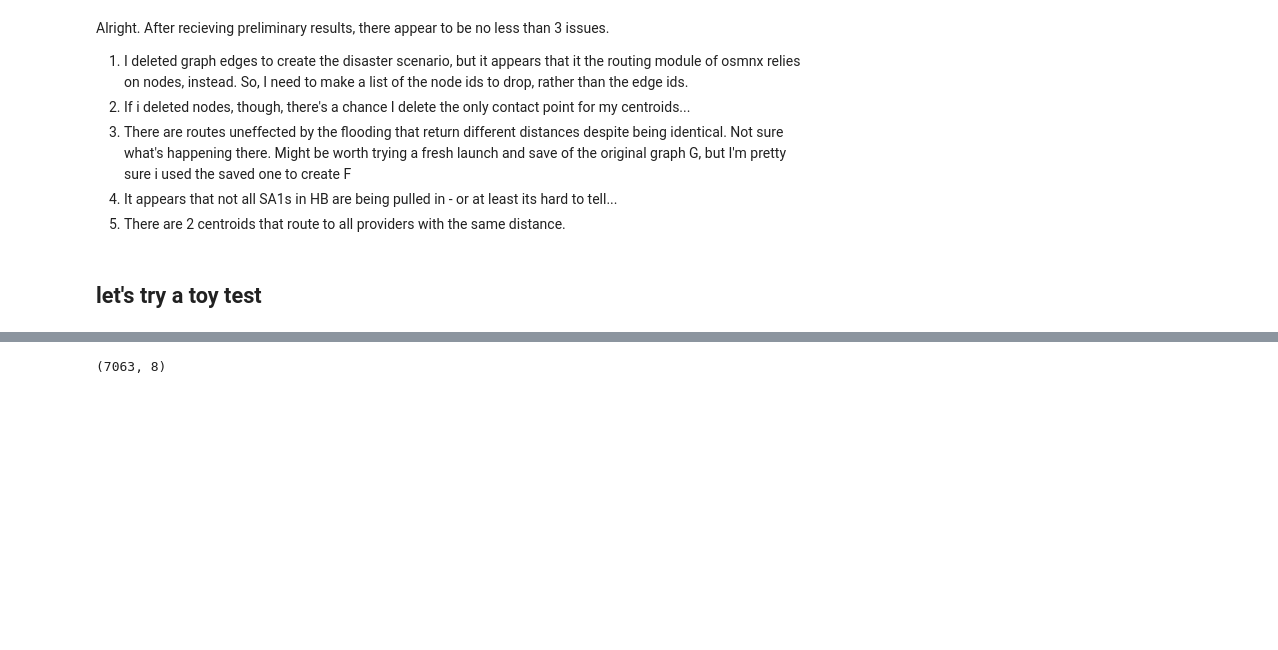
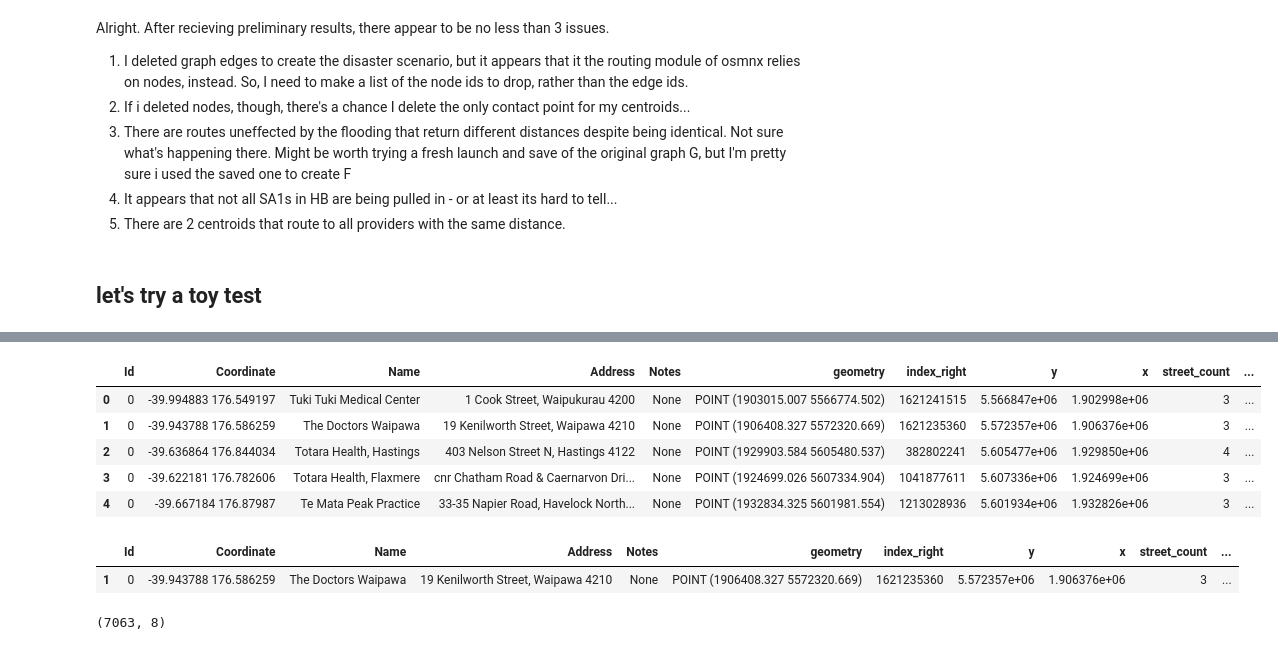
Before and after one commit to gsokolow/Flooding-and-Healthcare-2024, a Jupyter notebook: procedure/code/01-Jupyter_notebook.ipynb, the cells around one changed output, grey strips where cells are left out. Drawn from its saved outputs; the diff is of its cells as text; code cells hidden in the pictures; blank space fills up the shorter version.

Commit message:
tried deleting nodes too, no dice. starting on toy example

```diff
--- a/procedure/code/01-Jupyter_notebook.ipynb
+++ b/procedure/code/01-Jupyter_notebook.ipynb
@@ -1548,3 +1624,17 @@ Alright. After recieving preliminary results, there appear to be no less than 3
+# %%
+gp_nearest_nodes.head()
+# %% [output]
+|  | Id | Coordinate | Name | Address | Notes | geometry | index_right | y | x | street_count | ... |
+| 0 | 0 | -39.994883 176.549197 | Tuki Tuki Medical Center | 1 Cook Street, Waipukurau 4200 | None | POINT (1903015.007 5566774.502) | 1621241515 | 5.566847e+06 | 1.902998e+06 | 3 | ... |
+| 1 | 0 | -39.943788 176.586259 | The Doctors Waipawa | 19 Kenilworth Street, Waipawa 4210 | None | POINT (1906408.327 5572320.669) | 1621235360 | 5.572357e+06 | 1.906376e+06 | 3 | ... |
+| 2 | 0 | -39.636864 176.844034 | Totara Health, Hastings | 403 Nelson Street N, Hastings 4122 | None | POINT (1929903.584 5605480.537) | 382802241 | 5.605477e+06 | 1.929850e+06 | 4 | ... |
+| 3 | 0 | -39.622181 176.782606 | Totara Health, Flaxmere | cnr Chatham Road & Caernarvon Dri... | None | POINT (1924699.026 5607334.904) | 1041877611 | 5.607336e+06 | 1.924699e+06 | 3 | ... |
+| 4 | 0 | -39.667184 176.87987 | Te Mata Peak Practice | 33-35 Napier Road, Havelock North... | None | POINT (1932834.325 5601981.554) | 1213028936 | 5.601934e+06 | 1.932826e+06 | 3 | ... |
+# %%
+gp_nearest_nodes.loc[gp_nearest_nodes["Name"] == "The Doctors Waipawa"]
+# %% [output]
+|  | Id | Coordinate | Name | Address | Notes | geometry | index_right | y | x | street_count | ... |
+| 1 | 0 | -39.943788 176.586259 | The Doctors Waipawa | 19 Kenilworth Street, Waipawa 4210 | None | POINT (1906408.327 5572320.669) | 1621235360 | 5.572357e+06 | 1.906376e+06 | 3 | ... |
 # %%
 nodes.shape
 # %% [output]
```
Also changed, not shown: parts of 19 cells of this notebook, 13 other files.
